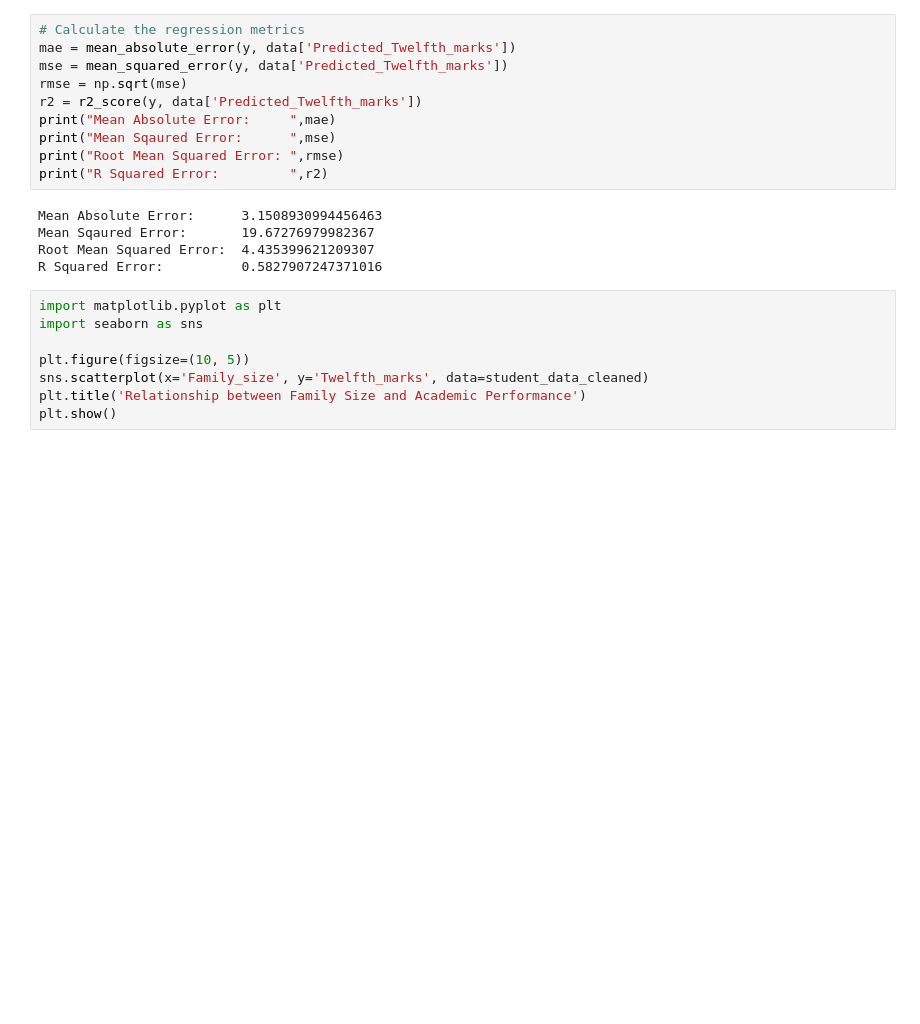
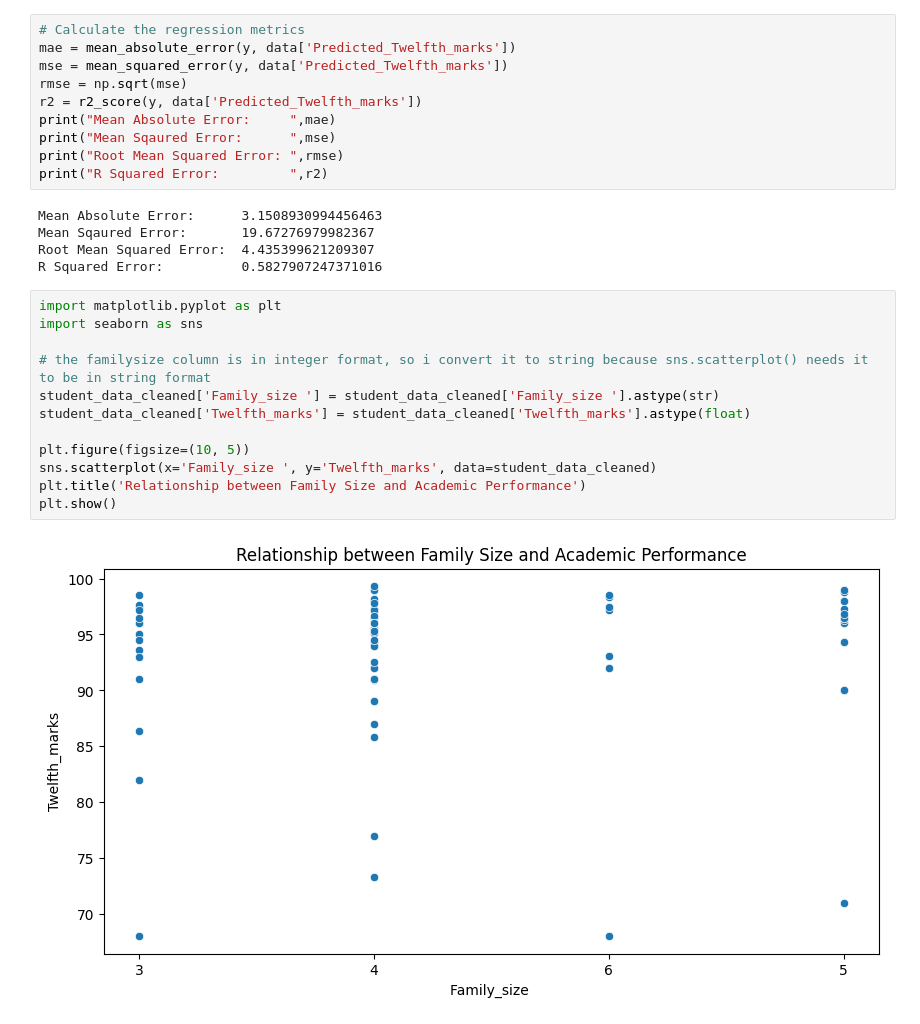
Before and after one commit to SagarNRao/Data_analysis---student_grade_prediction, a Jupyter notebook: main.ipynb, the cells around one changed output. Cells and saved outputs as stored; diff of their text form; blank space fills up the shorter version.

```diff
--- a/main.ipynb
+++ b/main.ipynb
@@ -142,8 +142,14 @@ R Squared Error:          0.5827907247371016
 # %%
 import matplotlib.pyplot as plt
 import seaborn as sns
 
+# the familysize column is in integer format, so i convert it to string because sns.scatterplot() needs it to be in string format
+student_data_cleaned['Family_size '] = student_data_cleaned['Family_size '].astype(str)
+student_data_cleaned['Twelfth_marks'] = student_data_cleaned['Twelfth_marks'].astype(float)
+
 plt.figure(figsize=(10, 5))
-sns.scatterplot(x='Family_size', y='Twelfth_marks', data=student_data_cleaned)
+sns.scatterplot(x='Family_size ', y='Twelfth_marks', data=student_data_cleaned)
 plt.title('Relationship between Family Size and Academic Performance')
 plt.show()
+# %% [output]
+[figure, added]
```
Also changed, not shown: parts of 1 cell of this notebook.
